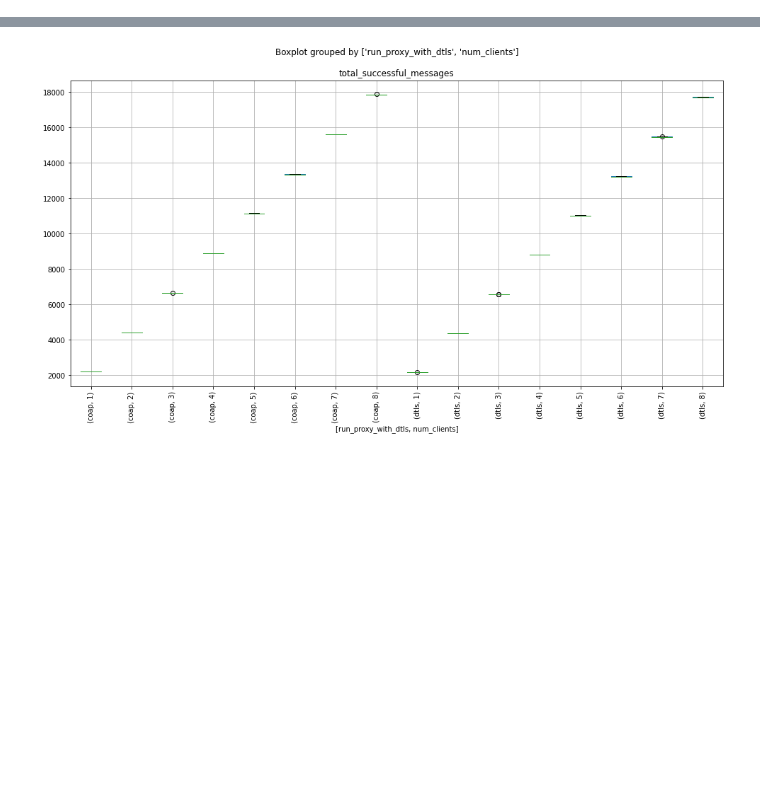
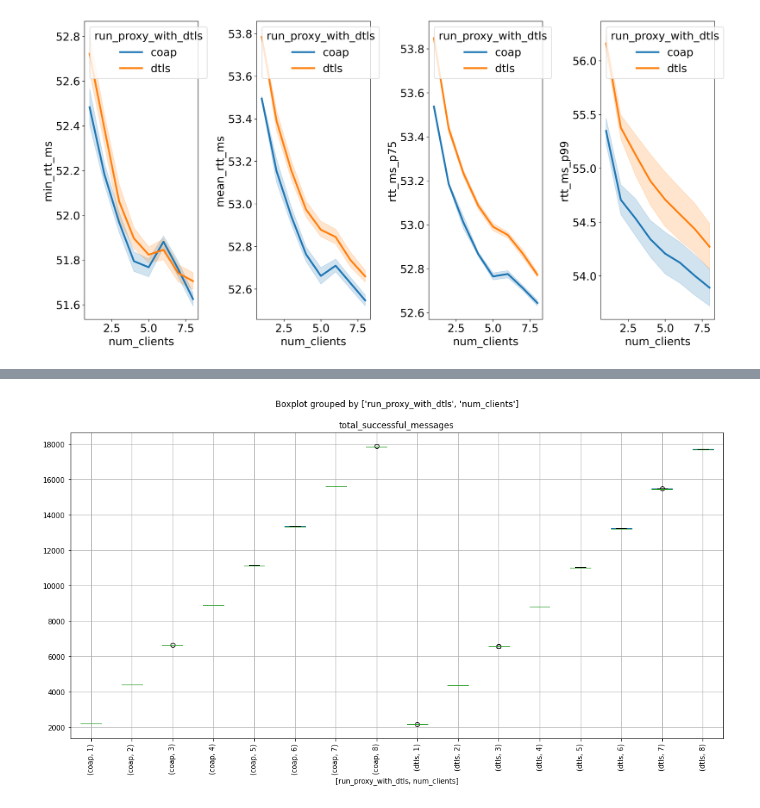
Before and after one commit to amirfarhat/dos-californium, a Jupyter notebook: notebooks/thesis/clickhouse_group_thesisnumclientsdb.ipynb, the cells around one changed output, grey strips where cells are left out. Cells and saved outputs as stored; diff of their text form; code cells hidden in the pictures; blank space fills up the shorter version.

```diff
--- a/notebooks/thesis/clickhouse_group_thesisnumclientsdb.ipynb
+++ b/notebooks/thesis/clickhouse_group_thesisnumclientsdb.ipynb
@@ -510,0 +370,18 @@ Wall time: 4.03 s
+# %%
+df = client_rps_df
+
+ys = ["min_rtt_ms", "mean_rtt_ms", "rtt_ms_p75", "rtt_ms_p99"]
+fig, ax = plt.subplots(1, len(ys))
+for i, y in enumerate(ys):
+  g = sns.lineplot(
+    data=df,
+    x="num_clients",
+    y=y,
+    hue="run_proxy_with_dtls",
+    ax=ax[i]
+  )
+
+fig.tight_layout()
+plt.show()
+# %% [output]
+[figure, added]
```
Also changed, not shown: parts of 25 cells of this notebook.
